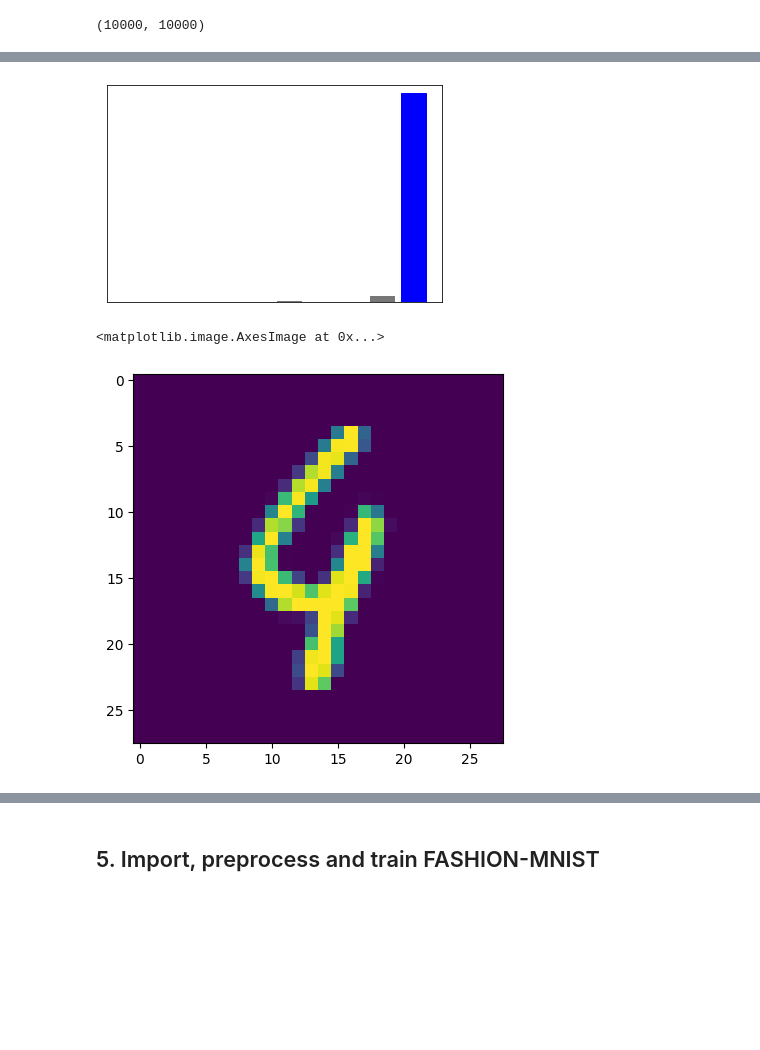
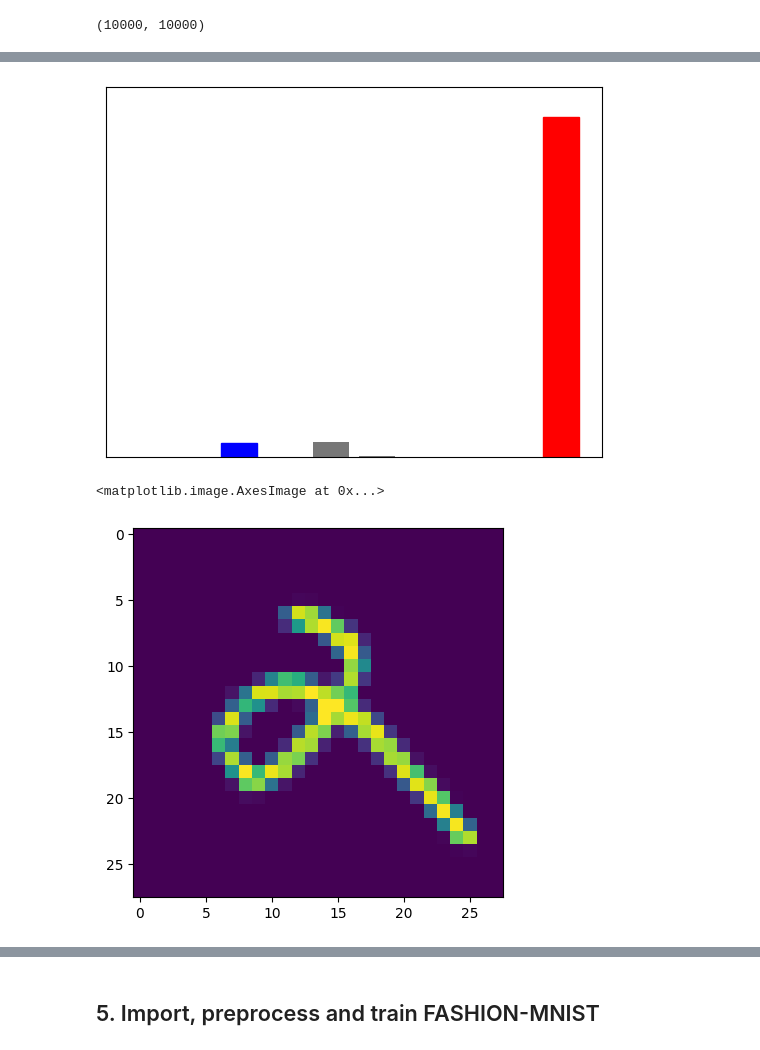
Before and after one commit to ValRCS/RBS_LIFT_AI_ML_Models, a Jupyter notebook: notebooks/keras_image_recognition_classifier_using_neural_networks.ipynb, the cells around one changed output, grey strips where cells are left out. Drawn from its saved outputs; the diff is of its cells as text; code cells hidden in the pictures; blank space fills up the shorter version.

```diff
--- a/notebooks/keras_image_recognition_classifier_using_neural_networks.ipynb
+++ b/notebooks/keras_image_recognition_classifier_using_neural_networks.ipynb
@@ -654,9 +776,9 @@ plot_image(104, predictions, test_labels, test_images_orig)
 # %%
-plot_value_array(104, predictions, test_labels)
+plot_value_array(149, predictions, test_labels)
 # %% [output]
-[figure, old version]
+[figure, new version]
 # %%
-plt.imshow(test_images_orig[115])
+plt.imshow(test_images_orig[149])
 # %% [output]
 <matplotlib.image.AxesImage at 0x...>
-[figure, old version]
+[figure, new version]
```
Also changed, not shown: parts of 67 cells of this notebook.
